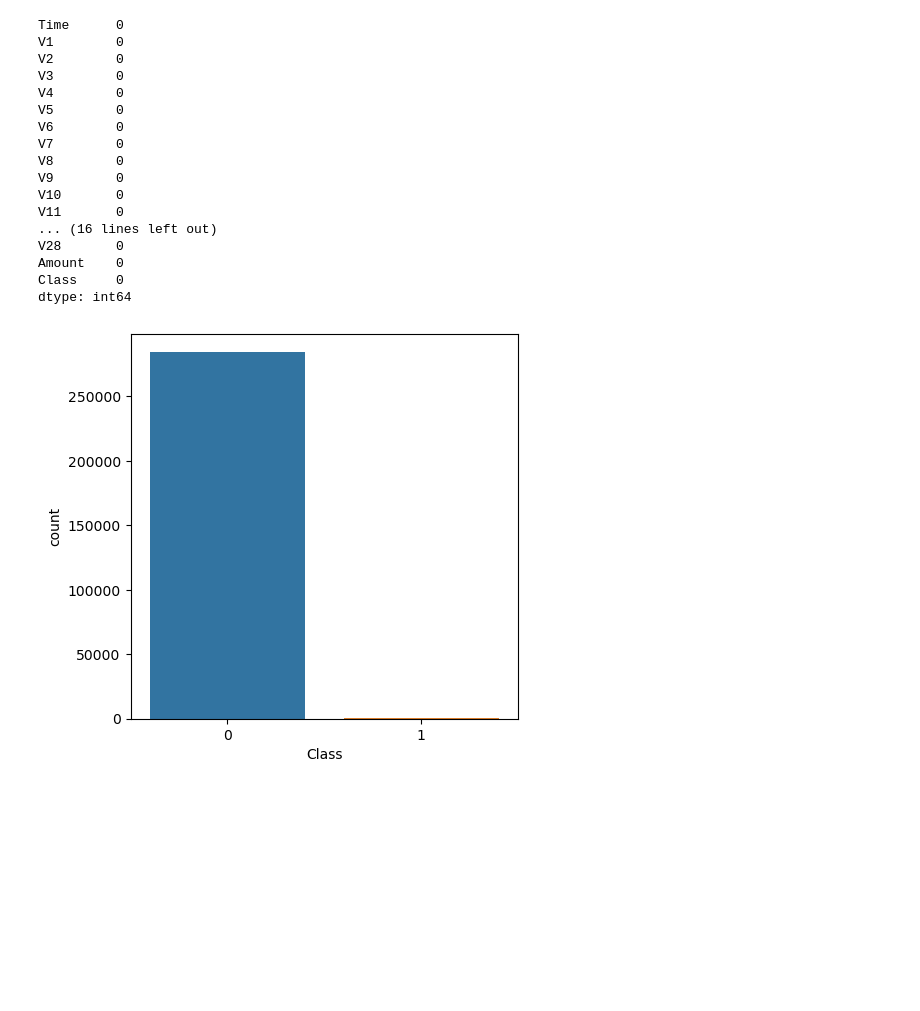
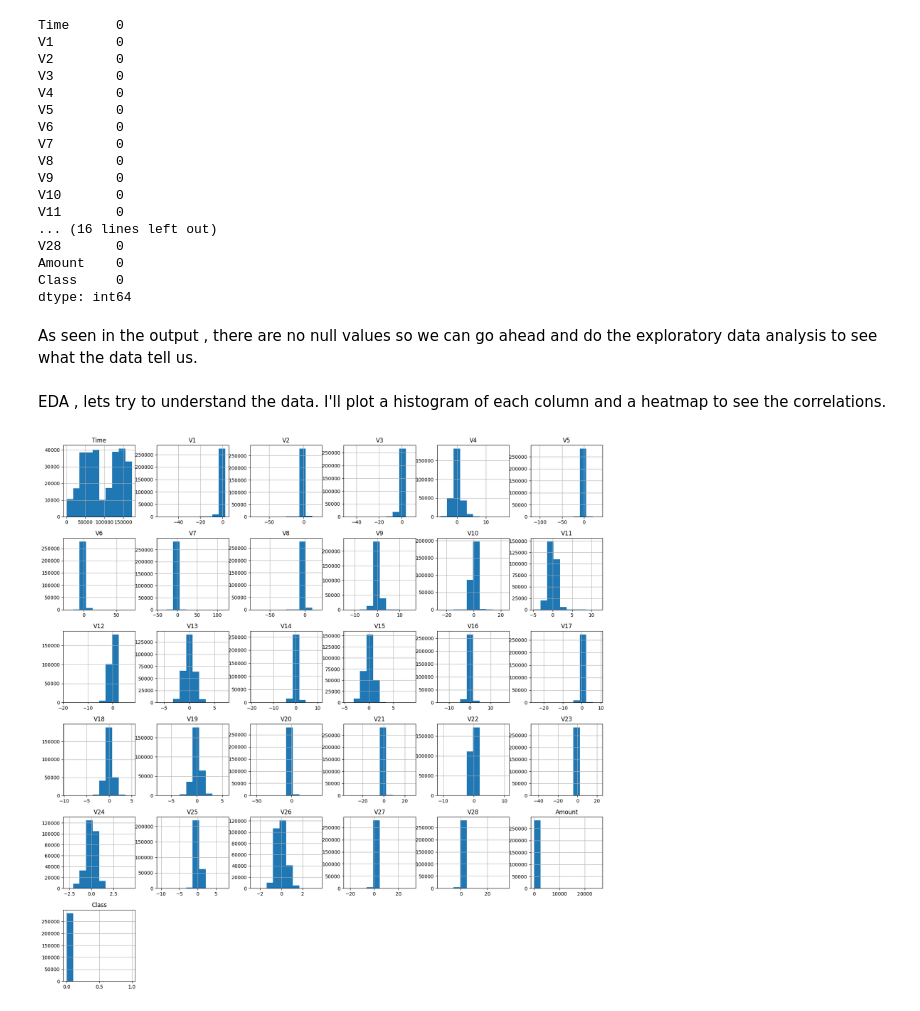
Before and after one commit to HazelZhaoo/Credit-card-fraud-detection, a Jupyter notebook: Project.ipynb, the cells around one changed output. Cells and saved outputs as stored; diff of their text form; code cells hidden in the pictures; blank space fills up the shorter version.

```diff
--- a/Project.ipynb
+++ b/Project.ipynb
@@ -117,4 +90,9 @@ def pairplot_df(data , f1, f2 , target):
-# %%
-countplot_df(df , df.Class)
-# %% [output]
-[figure, removed]
+# %% [markdown]
+As seen in the output , there are no null values so we can go ahead and do the exploratory data analysis to see what the data tell us.
+# %% [markdown]
+EDA , lets try to understand the data. I'll plot a histogram of each column and a heatmap to see the correlations.
+# %%
+df.hist(figsize=(20,20))
+plt.show()
+# %% [output]
+[figure, added]
```
Also changed, not shown: parts of 22 cells of this notebook.
